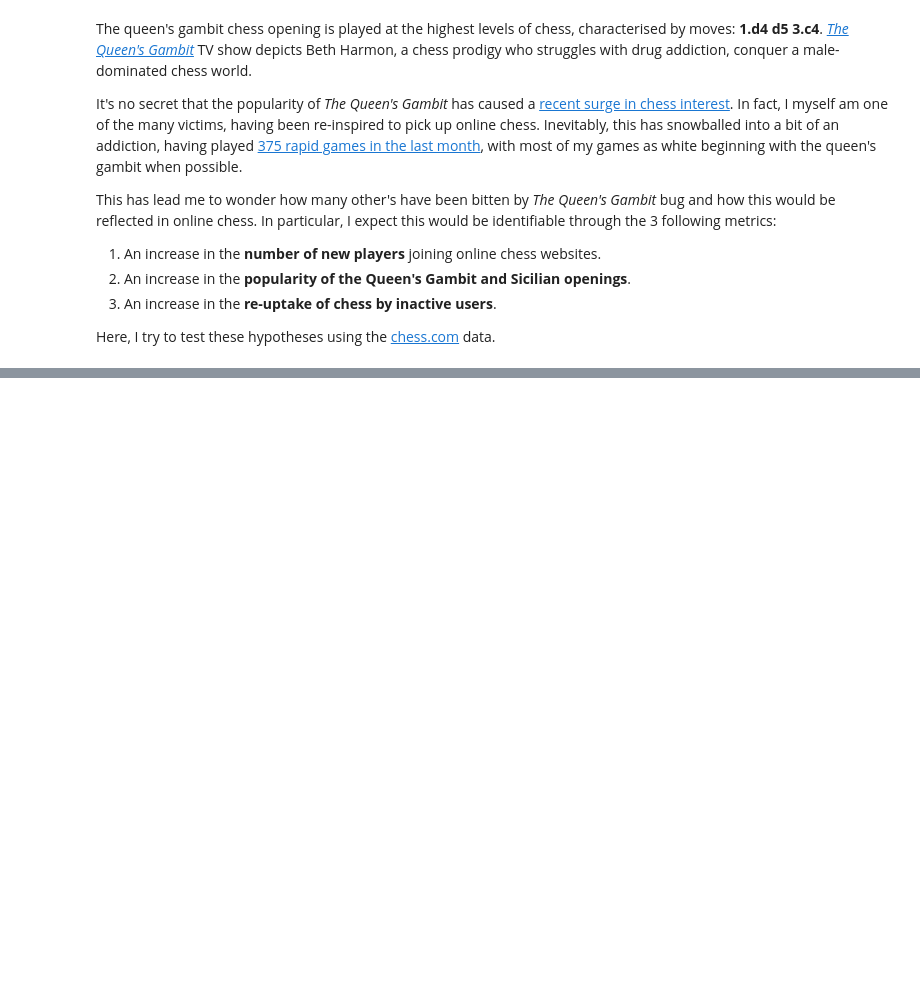
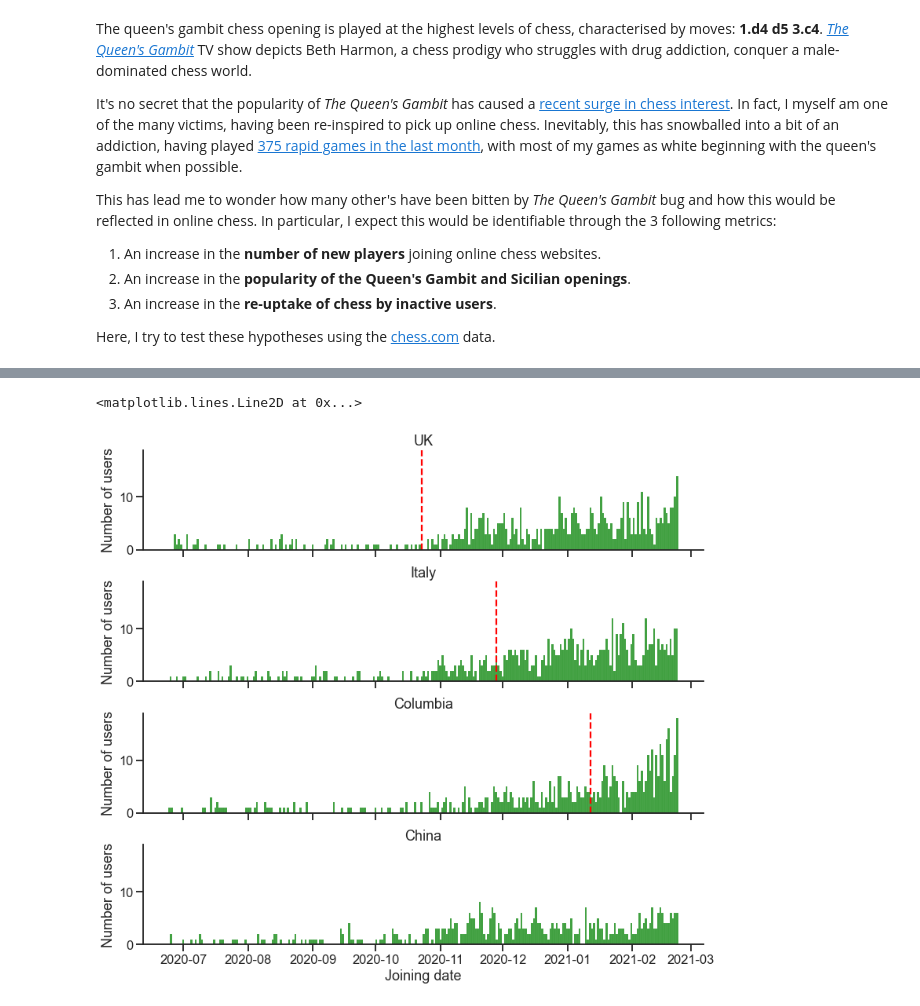
Before and after one commit to dzhang32/chess, a Jupyter notebook: 01-queens_gambit.ipynb, the cells around one changed output, grey strips where cells are left out. Drawn from its saved outputs; the diff is of its cells as text; code cells hidden in the pictures; blank space fills up the shorter version.

```diff
--- a/01-queens_gambit.ipynb
+++ b/01-queens_gambit.ipynb
@@ -70,0 +112,39 @@ plt.axvline(qg_date, color = 'r', linestyle = "--")
+# %%
+##### Data wrangling #####
+
+join_dates_paths = [path for path in os.listdir("data/") if "players_joined" in path]
+
+join_dates_all = []
+
+# bind together join dates from all countries
+for i in range(len(join_dates_paths)):
+
+    join_dates = pd.read_csv("data/" + join_dates_paths[i], parse_dates = ["joined"], date_parser = dp)
+    country = re.sub(r"_players.*", "", join_dates_paths[i])
+    join_dates['country'] = country
+    join_dates_all.append(join_dates)
+
+join_dates_all = pd.concat(join_dates_all)
+
+join_dates_all_qg = filter_dates_qg(join_dates_all, qg_date, 4)
+# %%
+##### Plotting #####
+
+joining_all_fig = sns.FacetGrid(data = join_dates_all_qg, row = "country",
+                                row_order= ["GB", "IT", "CO", "CN"])
+joining_all_fig.map(sns.histplot, "joined", bins = delta_days, color = "g")
+joining_all_fig.set(xlabel = "Joining date", ylabel = "Number of users")
+joining_all_fig.fig.set_figwidth(18)
+joining_all_fig.fig.set_figheight(10)
+
+axes = joining_all_fig.axes.flatten()
+axes[0].set_title("UK")
+axes[1].set_title("Italy")
+axes[2].set_title("Columbia")
+axes[3].set_title("China")
+axes[0].axvline(qg_date, color = 'r', linestyle = "--")
+axes[1].axvline(datetime.strptime("2020-11-28", "%Y-%m-%d"), color = 'r', linestyle = "--")
+axes[2].axvline(datetime.strptime("2021-01-12", "%Y-%m-%d"), color = 'r', linestyle = "--")
+# %% [output]
+<matplotlib.lines.Line2D at 0x...>
+[figure, added]
```
Also changed, not shown: parts of 13 cells of this notebook.
